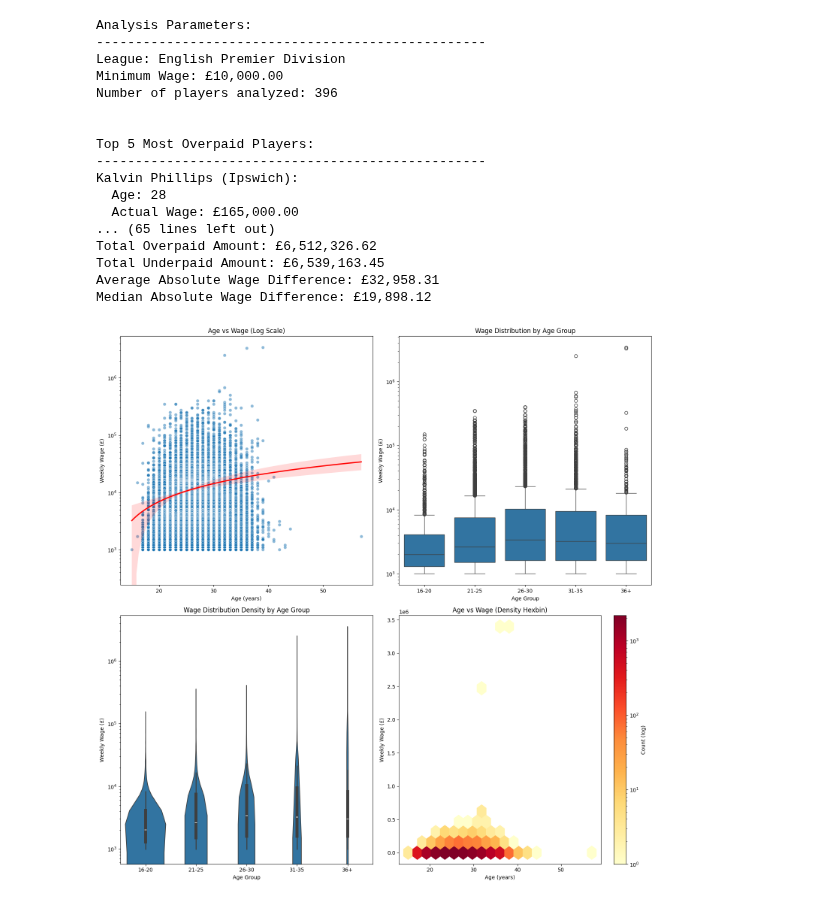
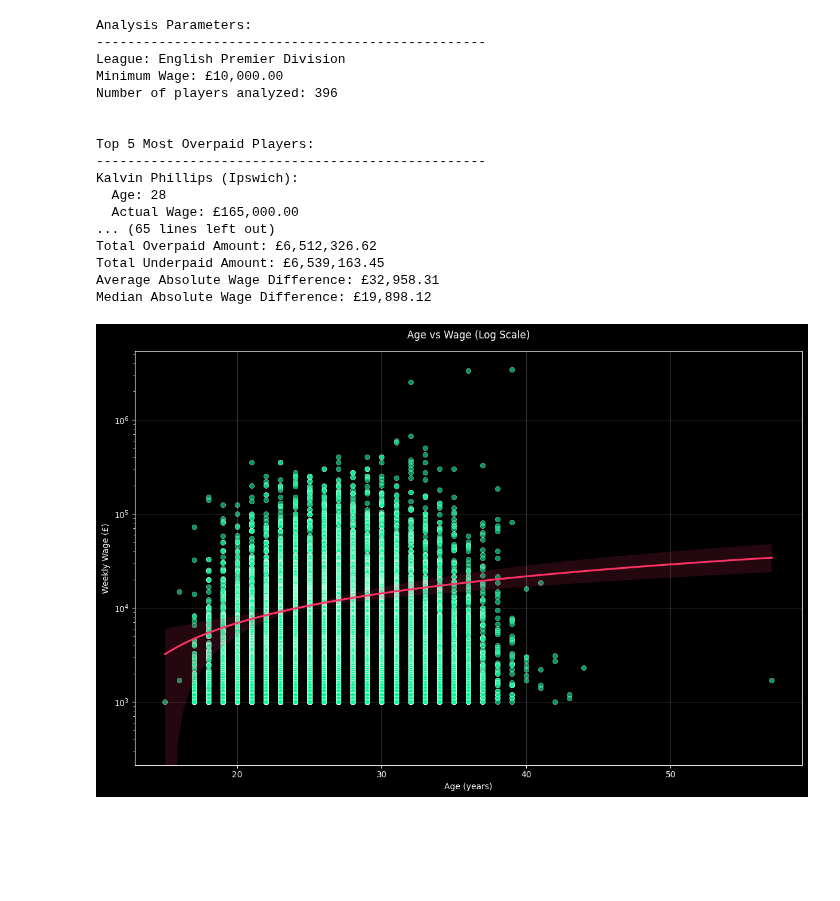
Before and after one commit to louis-porter/football-analytics, a Jupyter notebook: models/wage-prediction-model/xgboost_wage_prediction_model.ipynb, the cells around one changed output. Cells and saved outputs as stored; diff of their text form; code cells hidden in the pictures; blank space fills up the shorter version.

```diff
--- a/models/wage-prediction-model/xgboost_wage_prediction_model.ipynb
+++ b/models/wage-prediction-model/xgboost_wage_prediction_model.ipynb
@@ -539,47 +614,28 @@ Total Overpaid Amount: £6,512,326.62
 Total Underpaid Amount: £6,539,163.45
 Average Absolute Wage Difference: £32,958.31
 Median Absolute Wage Difference: £19,898.12
-# %%
-# Create a figure with 2x2 subplots
-fig, ((ax1, ax2), (ax3, ax4)) = plt.subplots(2, 2, figsize=(15, 15))
-
-# 1. Original scatter with log scale
-sns.scatterplot(data=df, x='Age', y='Wage', alpha=0.5, ax=ax1)
-sns.regplot(data=df, x='Age', y='Wage', scatter=False, color='red', ax=ax1)
-ax1.set_yscale('log')
-ax1.set_title('Age vs Wage (Log Scale)')
-ax1.set_xlabel('Age (years)')
-ax1.set_ylabel('Weekly Wage (£)')
-
-# 2. Box plot by age groups
-df['Age_Group'] = pd.cut(df['Age'],
-                        bins=[15, 20, 25, 30, 35, 40],
-                        labels=['16-20', '21-25', '26-30', '31-35', '36+'])
-sns.boxplot(data=df, x='Age_Group', y='Wage', ax=ax2)
-ax2.set_yscale('log')
-ax2.set_title('Wage Distribution by Age Group')
-ax2.set_xlabel('Age Group')
-ax2.set_ylabel('Weekly Wage (£)')
-
-# 3. Violin plot to show distribution
-sns.violinplot(data=df, x='Age_Group', y='Wage', ax=ax3)
-ax3.set_yscale('log')
-ax3.set_title('Wage Distribution Density by Age Group')
-ax3.set_xlabel('Age Group')
-ax3.set_ylabel('Weekly Wage (£)')
-
-# 4. Hexbin plot to show density
-hb = ax4.hexbin(df['Age'], df['Wage'],
-                gridsize=20,
-                bins='log',
-                cmap='YlOrRd')
-ax4.set_title('Age vs Wage (Density Hexbin)')
-ax4.set_xlabel('Age (years)')
-ax4.set_ylabel('Weekly Wage (£)')
-plt.colorbar(hb, ax=ax4, label='Count (log)')
-
-# Adjust layout
-plt.tight_layout()
-plt.show()
-# %% [output]
-[figure, removed]
+# %%
+# Set style to dark theme
+plt.style.use('dark_background')
+
+# Create figure and plot
+plt.figure(figsize=(12, 8))
+
+# Create scatter plot with regression line
+sns.scatterplot(data=df, x='Age', y='Wage', alpha=0.6, color='#00ff99')
+sns.regplot(data=df, x='Age', y='Wage', scatter=False, color='#ff3366')
+
+# Set log scale and labels
+plt.yscale('log')
+plt.title('Age vs Wage (Log Scale)', pad=15)
+plt.xlabel('Age (years)')
+plt.ylabel('Weekly Wage (£)')
+
+# Add subtle grid
+plt.grid(True, alpha=0.2)
+
+# Adjust layout
+plt.tight_layout()
+plt.show()
+# %% [output]
+[figure, added]
```
Also changed, not shown: parts of 9 cells of this notebook.
